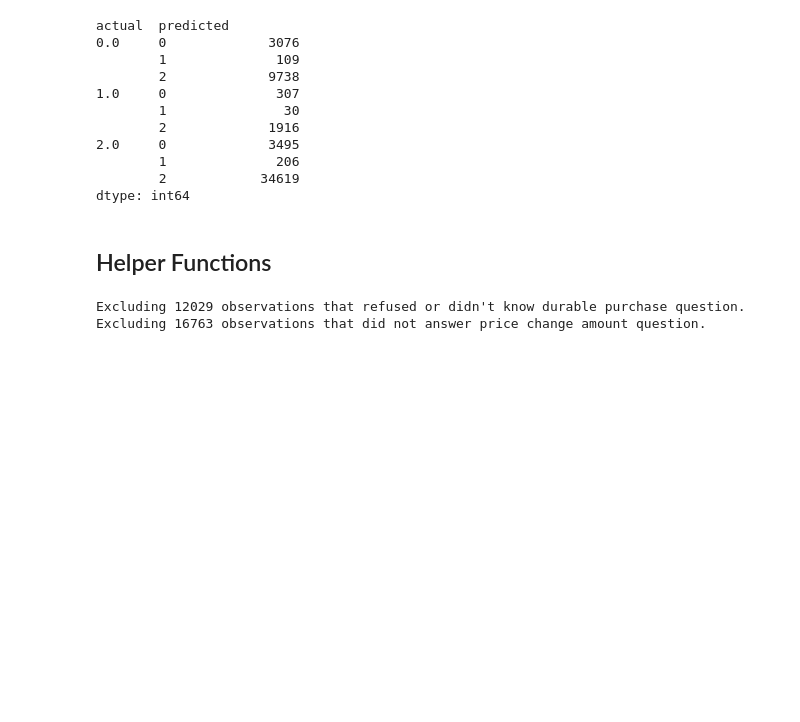
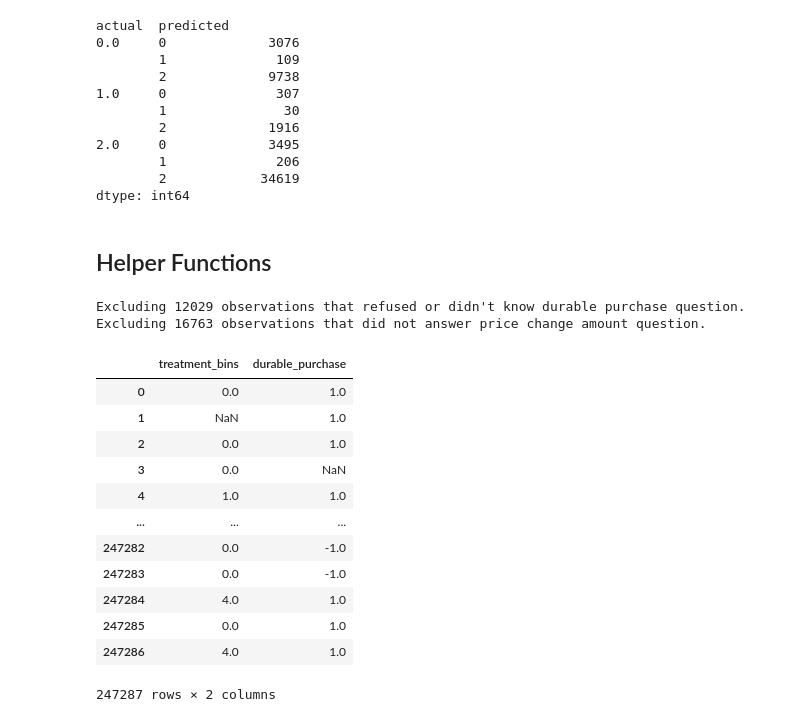
Before and after one commit to Wesley-Janson/stat27420_final_project, a Jupyter notebook: models.ipynb, the cells around one changed output. Saved outputs shown, nothing was run; the diff lists cells and outputs as text; code cells hidden in the pictures; blank space fills up the shorter version.

```diff
--- a/models.ipynb
+++ b/models.ipynb
@@ -544,3 +544,19 @@ Excluding 16763 observations that did not answer price change amount question.
 Q0_lm, Q1_lm, Q2_lm, Q3_lm, Q4_lm = outcome_k_fold_fit_and_predict(
     make_Q_model, X=data_xgboost[confounder_vars], y=data_xgboost["durable_purchase"],
     A=data_xgboost["treatment_bins"], n_splits=5, output_type="binary")
+# %%
+data[["treatment_bins","durable_purchase"]]
+# %% [output]
+|  | treatment_bins | durable_purchase |
+| 0 | 0.0 | 1.0 |
+| 1 | NaN | 1.0 |
+| 2 | 0.0 | 1.0 |
+| 3 | 0.0 | NaN |
+| 4 | 1.0 | 1.0 |
+| ... | ... | ... |
+| 247282 | 0.0 | -1.0 |
+| 247283 | 0.0 | -1.0 |
+| 247284 | 4.0 | 1.0 |
+| 247285 | 0.0 | 1.0 |
+| 247286 | 4.0 | 1.0 |
+247287 rows × 2 columns
```
Also changed, not shown: parts of 5 cells of this notebook.
